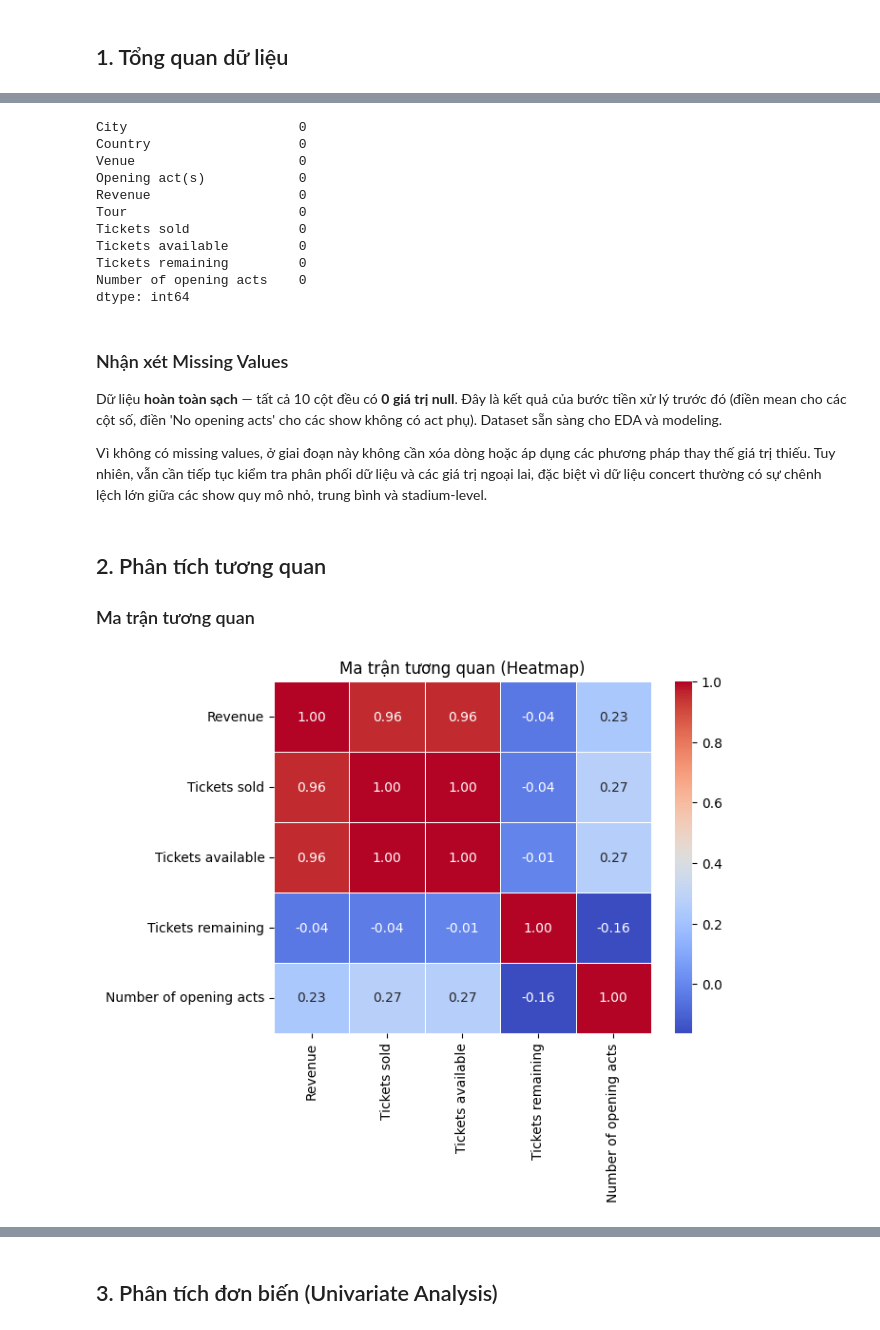
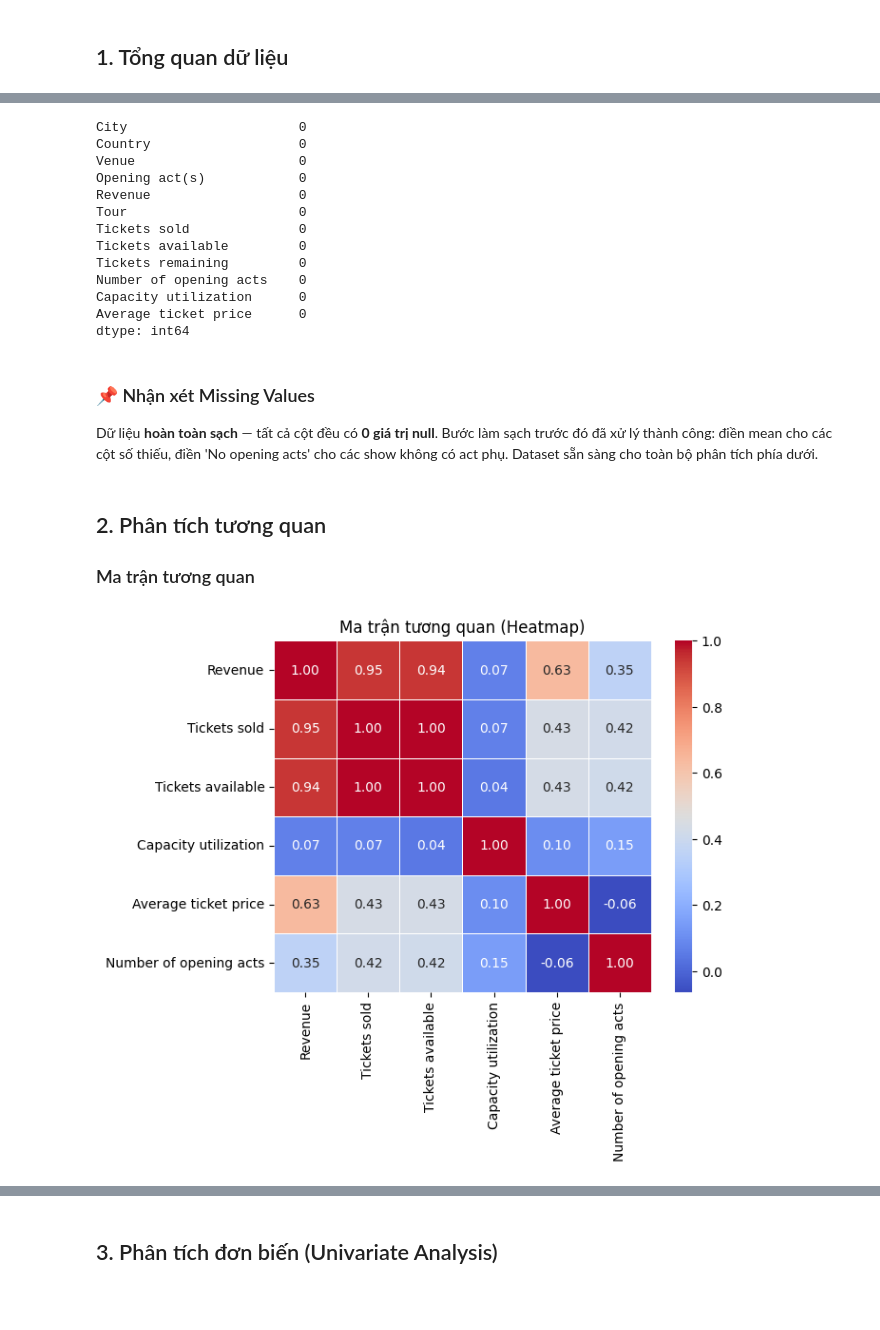
Before and after one commit to anh354449-hue/Group-5, a Jupyter notebook: notebooks/KhamPhaDuLieu.ipynb, the cells around one changed output, grey strips where cells are left out. Drawn from its saved outputs; the diff is of its cells as text; code cells hidden in the pictures; blank space fills up the shorter version.

```diff
--- a/notebooks/KhamPhaDuLieu.ipynb
+++ b/notebooks/KhamPhaDuLieu.ipynb
@@ -21,2 +157,18 @@ import seaborn as sns
 # %%
-df = pd.read_csv(r'C:\Users\NguyenDung\OneDrive - National Economics University\Desktop\KHDL\Data\cleaned_data.csv')
+PROJECT_ROOT = (
+    Path.cwd().parent
+    if Path.cwd().name == 'notebooks'
+    else Path.cwd()
+)
+
+DATA_DIR = PROJECT_ROOT / 'data'
+
+# Read dataset
+cleaned_path = DATA_DIR / 'cleaned_data.csv'
+
+df = pd.read_csv(cleaned_path)
+
+print(f'Rows: {df.shape[0]:,}')
+print(f'Columns: {df.shape[1]:,}')
+
+display(df.head())
@@ -97,21 +260,21 @@ Tickets sold              0
 Tickets available         0
 Tickets remaining         0
 Number of opening acts    0
+Capacity utilization      0
+Average ticket price      0
 dtype: int64
-# %% [markdown]
-### Nhận xét Missing Values
-
-Dữ liệu **hoàn toàn sạch** — tất cả 10 cột đều có **0 giá trị null**. Đây là kết quả của bước tiền xử lý trước đó (điền mean cho các cột số, điền 'No opening acts' cho các show không có act phụ). Dataset sẵn sàng cho EDA và modeling.
-
-Vì không có missing values, ở giai đoạn này không cần xóa dòng hoặc áp dụng các phương pháp thay thế giá trị thiếu. Tuy nhiên, vẫn cần tiếp tục kiểm tra phân phối dữ liệu và các giá trị ngoại lai, đặc biệt vì dữ liệu concert thường có sự chênh lệch lớn giữa các show quy mô nhỏ, trung bình và stadium-level.
+# %% [markdown]
+### 📌 Nhận xét Missing Values
+
+Dữ liệu **hoàn toàn sạch** — tất cả cột đều có **0 giá trị null**. Bước làm sạch trước đó đã xử lý thành công: điền mean cho các cột số thiếu, điền 'No opening acts' cho các show không có act phụ. Dataset sẵn sàng cho toàn bộ phân tích phía dưới.
 # %% [markdown]
 ## 2. Phân tích tương quan
 
 ### Ma trận tương quan
 # %%
-num_cols = ['Revenue', 'Tickets sold', 'Tickets available', 'Tickets remaining', 'Number of opening acts']
+num_cols = ['Revenue', 'Tickets sold', 'Tickets available','Capacity utilization', 'Average ticket price', 'Number of opening acts']
 sns.heatmap(df[num_cols].corr(), annot=True, cmap='coolwarm', fmt=".2f", linewidths=0.5)
 plt.title('Ma trận tương quan (Heatmap)')
 plt.show()
 # %% [output]
-[figure, old version]
+[figure, new version]
```
Also changed, not shown: parts of 73 cells of this notebook, 4 other files.
